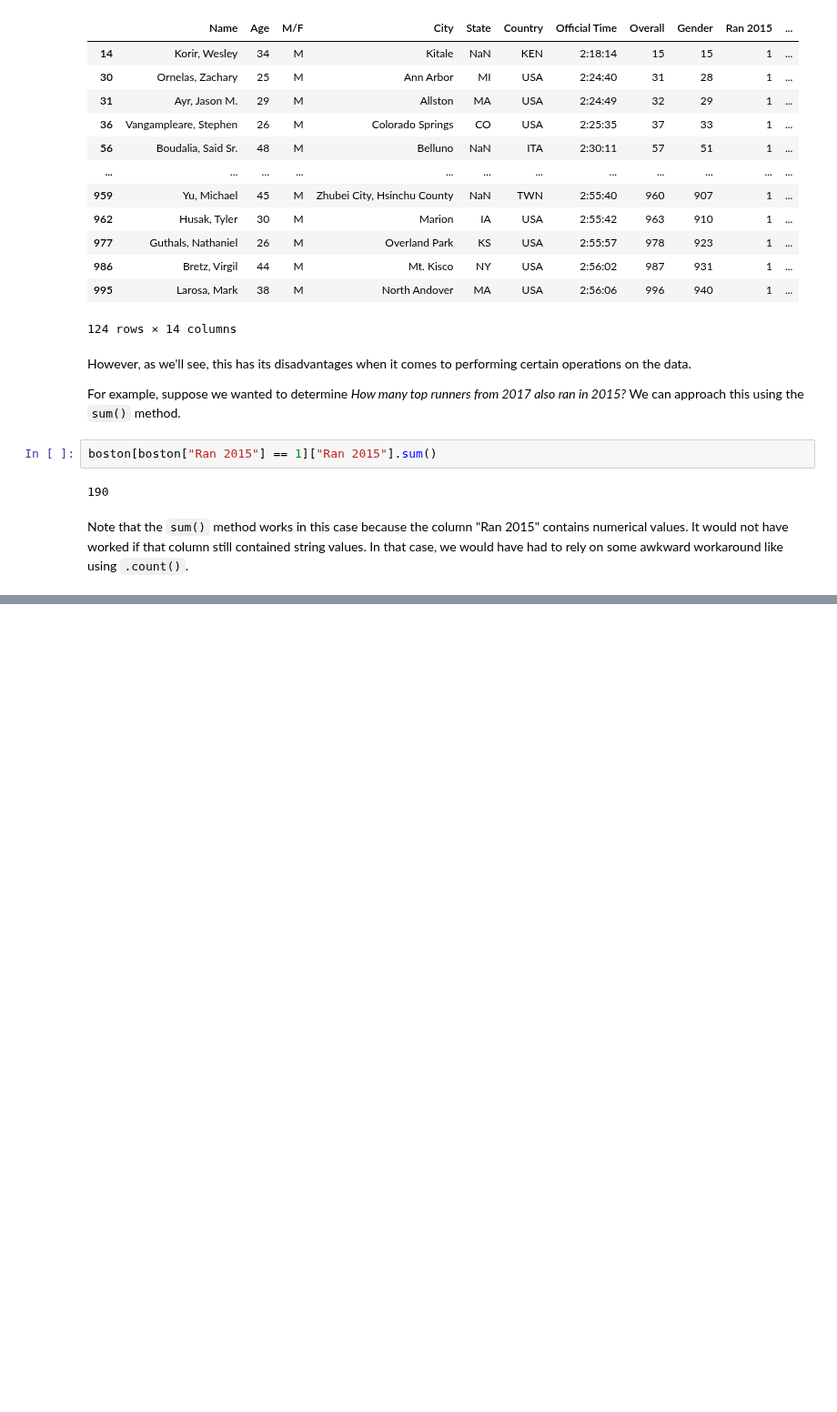
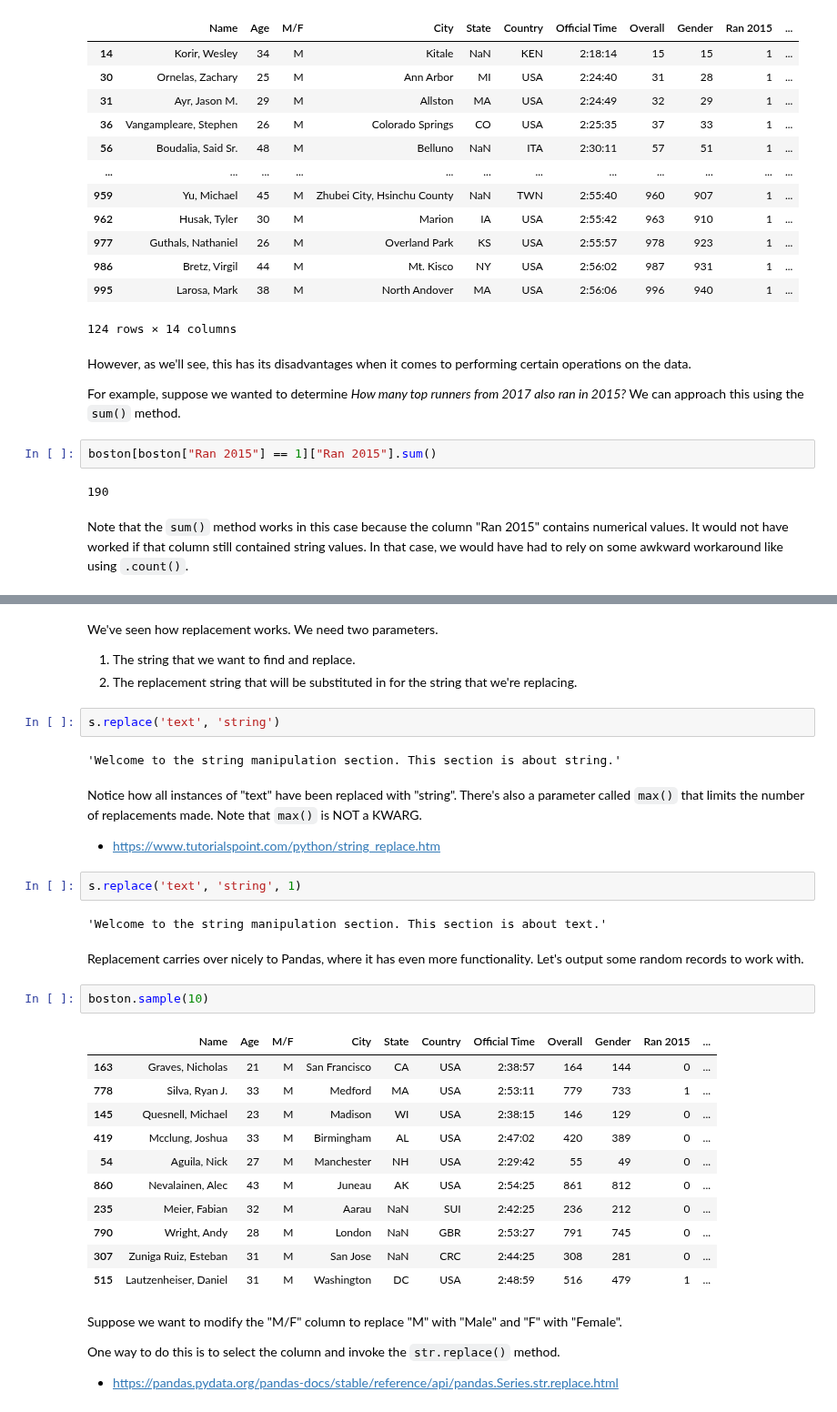
Before and after one commit to jgabunilas/pandas-bootcamp, a Jupyter notebook: Section11_Regex_and_Text_Manipulation/Section11_Regex_and_Text_Manipulation.ipynb, the cells around one changed output, grey strips where cells are left out. Shown at 91% size. Drawn from its saved outputs; the diff is of its cells as text; blank space fills up the shorter version.

Commit message:
Section 11 Updates

```diff
--- a/Section11_Regex_and_Text_Manipulation/Section11_Regex_and_Text_Manipulation.ipynb
+++ b/Section11_Regex_and_Text_Manipulation/Section11_Regex_and_Text_Manipulation.ipynb
@@ -1331,0 +1344,36 @@ Note that the `sum()` method works in this case because the column "Ran 2015" co
+# %% [markdown]
+We've seen how replacement works. We need two parameters.
+1. The string that we want to find and replace.
+2. The replacement string that will be substituted in for the string that we're replacing.
+# %%
+s.replace('text', 'string')
+# %% [output]
+'Welcome to the string manipulation section. This section is about string.'
+# %% [markdown]
+Notice how all instances of "text" have been replaced with "string". There's also a parameter called `max()` that limits the number of replacements made. Note that `max()` is NOT a KWARG.
+* https://www.tutorialspoint.com/python/string_replace.htm
+# %%
+s.replace('text', 'string', 1)
+# %% [output]
+'Welcome to the string manipulation section. This section is about text.'
+# %% [markdown]
+Replacement carries over nicely to Pandas, where it has even more functionality. Let's output some random records to work with.
+# %%
+boston.sample(10)
+# %% [output]
+|  | Name | Age | M/F | City | State | Country | Official Time | Overall | Gender | Ran 2015 | ... |
+| 163 | Graves, Nicholas | 21 | M | San Francisco | CA | USA | 2:38:57 | 164 | 144 | 0 | ... |
+| 778 | Silva, Ryan J. | 33 | M | Medford | MA | USA | 2:53:11 | 779 | 733 | 1 | ... |
+| 145 | Quesnell, Michael | 23 | M | Madison | WI | USA | 2:38:15 | 146 | 129 | 0 | ... |
+| 419 | Mcclung, Joshua | 33 | M | Birmingham | AL | USA | 2:47:02 | 420 | 389 | 0 | ... |
+| 54 | Aguila, Nick | 27 | M | Manchester | NH | USA | 2:29:42 | 55 | 49 | 0 | ... |
+| 860 | Nevalainen, Alec | 43 | M | Juneau | AK | USA | 2:54:25 | 861 | 812 | 0 | ... |
+| 235 | Meier, Fabian | 32 | M | Aarau | NaN | SUI | 2:42:25 | 236 | 212 | 0 | ... |
+| 790 | Wright, Andy | 28 | M | London | NaN | GBR | 2:53:27 | 791 | 745 | 0 | ... |
+| 307 | Zuniga Ruiz, Esteban | 31 | M | San Jose | NaN | CRC | 2:44:25 | 308 | 281 | 0 | ... |
+| 515 | Lautzenheiser, Daniel | 31 | M | Washington | DC | USA | 2:48:59 | 516 | 479 | 1 | ... |
+# %% [markdown]
+Suppose we want to modify the "M/F" column to replace "M" with "Male" and "F" with "Female".
+
+One way to do this is to select the column and invoke the `str.replace()` method.
+* https://pandas.pydata.org/pandas-docs/stable/reference/api/pandas.Series.str.replace.html
```
Also changed, not shown: parts of 21 cells of this notebook.
